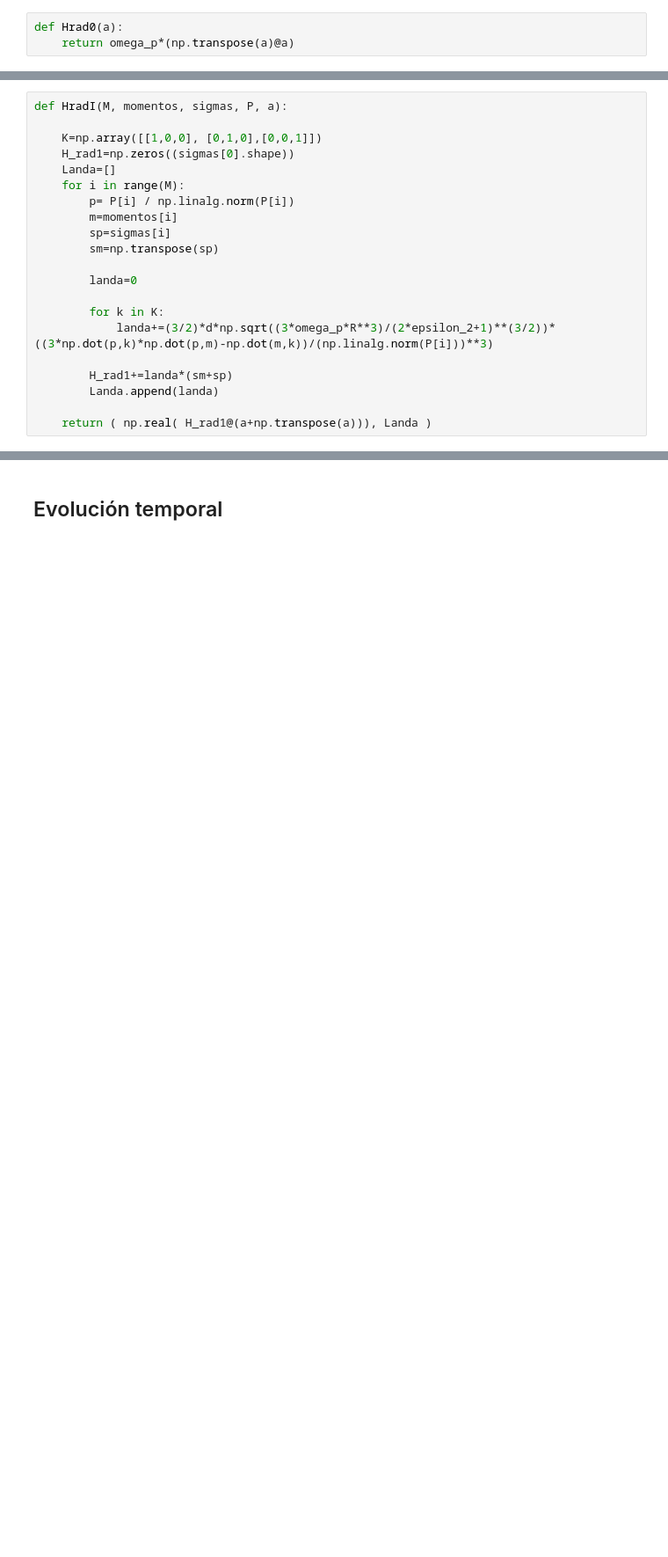
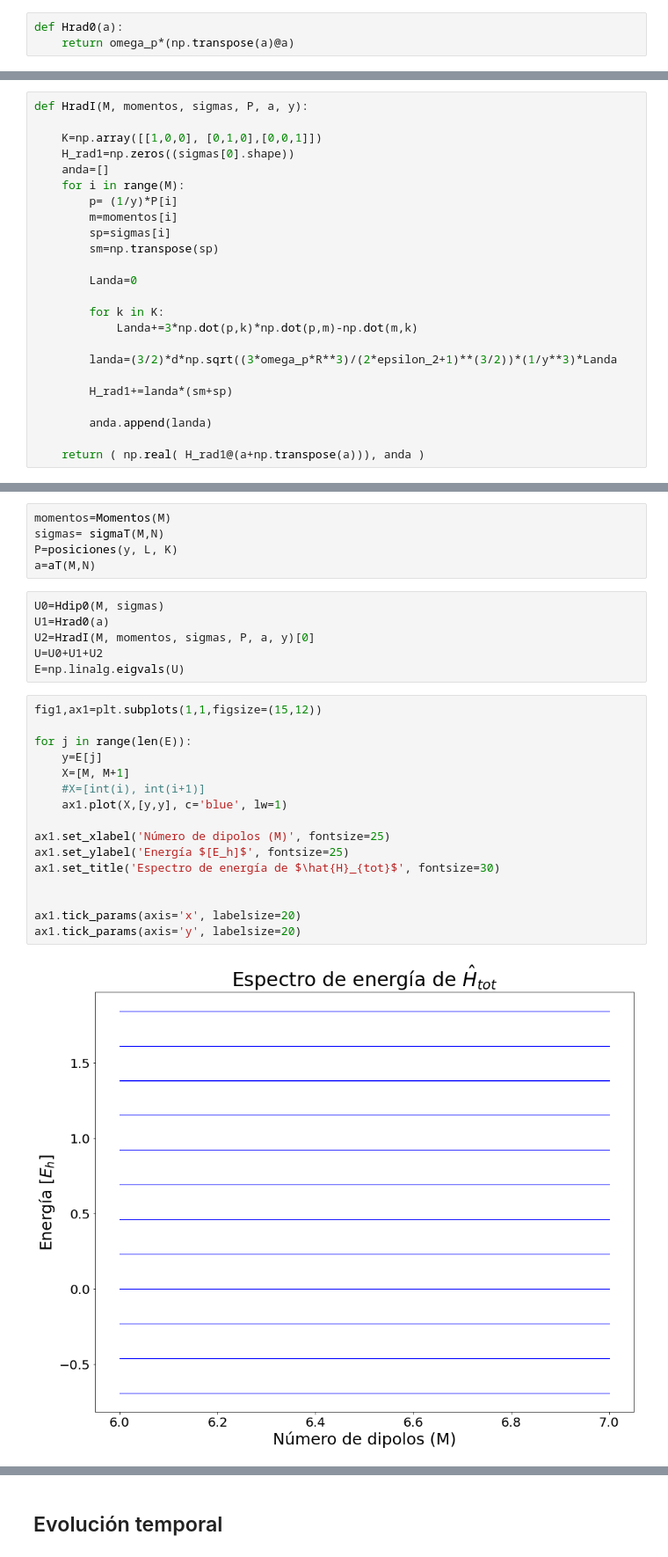
Before and after one commit to juanF9910/Trabajo_Grado_git, a Jupyter notebook: niveles_E2.ipynb, the cells around one changed output, grey strips where cells are left out. Shown at 88% size. Drawn from its saved outputs; the diff is of its cells as text; blank space fills up the shorter version.

```diff
--- a/niveles_E2.ipynb
+++ b/niveles_E2.ipynb
@@ -363,23 +229,26 @@ def HradI_(i,momento, sigma, P, a):
 
     return ( np.real( H_rad1@(a+np.transpose(a))), landa)
 # %%
-def HradI(M, momentos, sigmas, P, a):
+def HradI(M, momentos, sigmas, P, a, y):
 
     K=np.array([[1,0,0], [0,1,0],[0,0,1]])
     H_rad1=np.zeros((sigmas[0].shape))
-    Landa=[]
+    anda=[]
     for i in range(M):
-        p= P[i] / np.linalg.norm(P[i])
+        p= (1/y)*P[i]
         m=momentos[i]
         sp=sigmas[i]
         sm=np.transpose(sp)
 
-        landa=0
+        Landa=0
 
         for k in K:
-            landa+=(3/2)*d*np.sqrt((3*omega_p*R**3)/(2*epsilon_2+1)**(3/2))*((3*np.dot(p,k)*np.dot(p,m)-np.dot(m,k))/(np.linalg.norm(P[i]))**3)
+            Landa+=3*np.dot(p,k)*np.dot(p,m)-np.dot(m,k)
+
+        landa=(3/2)*d*np.sqrt((3*omega_p*R**3)/(2*epsilon_2+1)**(3/2))*(1/y**3)*Landa
 
         H_rad1+=landa*(sm+sp)
-        Landa.append(landa)
 
-    return ( np.real( H_rad1@(a+np.transpose(a))), Landa )
+        anda.append(landa)
+
+    return ( np.real( H_rad1@(a+np.transpose(a))), anda )
@@ -487,0 +282,29 @@ La distancia efectiva de acción de la nanoesfera será por lo tanto la distanci
+# %%
+momentos=Momentos(M)
+sigmas= sigmaT(M,N)
+P=posiciones(y, L, K)
+a=aT(M,N)
+# %%
+U0=Hdip0(M, sigmas)
+U1=Hrad0(a)
+U2=HradI(M, momentos, sigmas, P, a, y)[0]
+U=U0+U1+U2
+E=np.linalg.eigvals(U)
+# %%
+fig1,ax1=plt.subplots(1,1,figsize=(15,12))
+
+for j in range(len(E)):
+    y=E[j]
+    X=[M, M+1]
+    #X=[int(i), int(i+1)]
+    ax1.plot(X,[y,y], c='blue', lw=1)
+
+ax1.set_xlabel('Número de dipolos (M)', fontsize=25)
+ax1.set_ylabel('Energía $[E_h]$', fontsize=25)
+ax1.set_title('Espectro de energía de $\hat{H}_{tot}$', fontsize=30)
+
+
+ax1.tick_params(axis='x', labelsize=20)
+ax1.tick_params(axis='y', labelsize=20)
+# %% [output]
+[figure, added]
```
Also changed, not shown: parts of 42 cells of this notebook.
